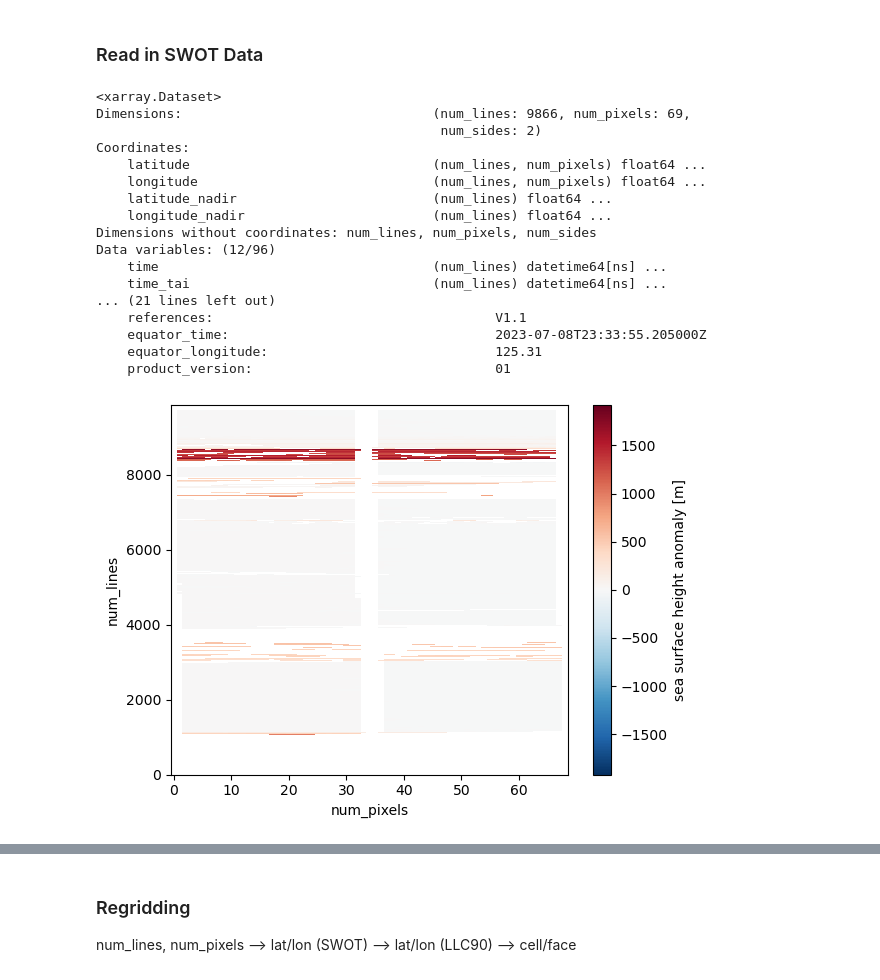
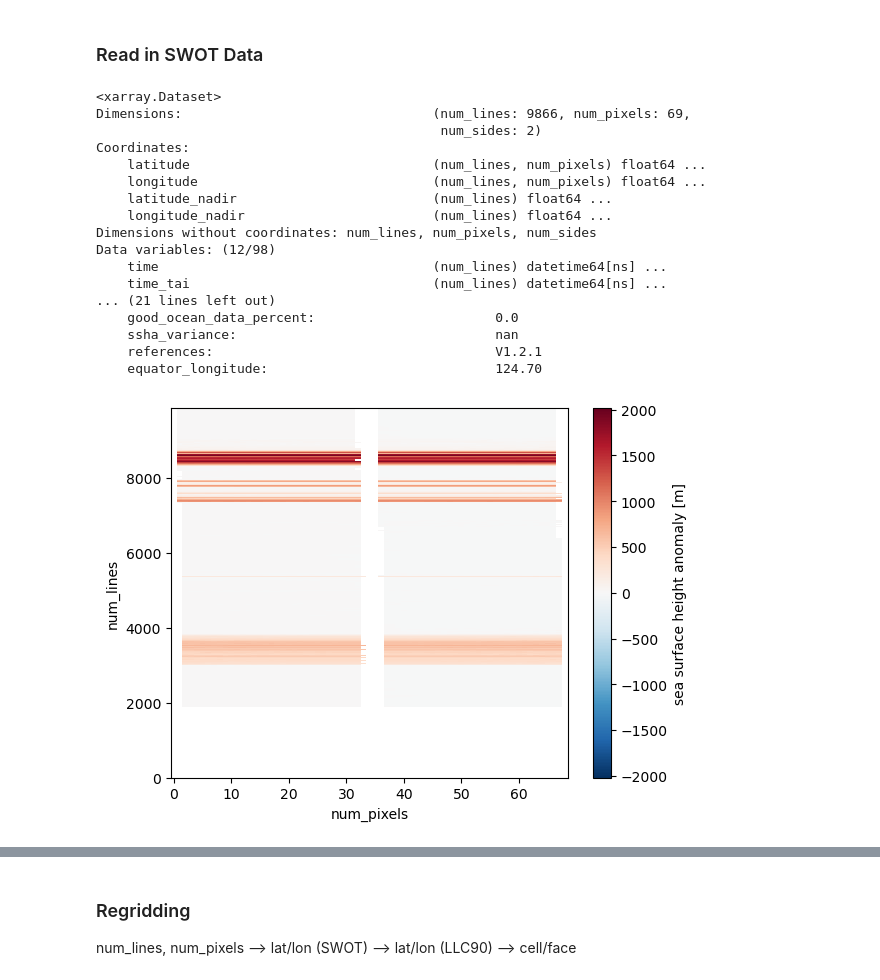
Before and after one commit to shoshanareich/jupyter_notebooks, a Jupyter notebook: swot/swot_regridding.ipynb, the cells around one changed output, grey strips where cells are left out. Cells and saved outputs as stored; diff of their text form; code cells hidden in the pictures.

```diff
--- a/swot/swot_regridding.ipynb
+++ b/swot/swot_regridding.ipynb
@@ -46,34 +46,36 @@ yc=np.fromfile(fb,dtype='>f') # xc, yc in shape 90x1170 = 105,300 x 1
 ### Read in SWOT Data
 # %%
 
-pth = '/home/shoshi/swot/'
+#pth = '/home/shoshi/swot/'
+pth = '/nobackup/sreich/swot/SWOT_L2_LR_SSH_2.0/Expert/'
 #filename = 'SWOT_L2_LR_SSH_Expert_577_019_20230709T212220_20230709T220717_PIB0_01.nc'
-filename = 'SWOT_L2_LR_SSH_Expert_576_021_20230708T231352_20230708T235844_PIB0_01.nc'
+#filename = 'SWOT_L2_LR_SSH_Expert_576_021_20230708T231352_20230708T235844_PIB0_01.nc'
+filename = 'SWOT_L2_LR_SSH_Expert_008_047_20231215T222547_20231215T230720_PIC0_01.nc'
 
 ds_swot1 = xr.open_dataset(pth + filename)
 
 ds_swot1.ssha_karin_2.plot() # ssh karin NaN if over land
 
 ds_swot1
 # %% [output]
 <xarray.Dataset>
 Dimensions:                                (num_lines: 9866, num_pixels: 69,
                                             num_sides: 2)
 Coordinates:
     latitude                               (num_lines, num_pixels) float64 ...
     longitude                              (num_lines, num_pixels) float64 ...
     latitude_nadir                         (num_lines) float64 ...
     longitude_nadir                        (num_lines) float64 ...
 Dimensions without coordinates: num_lines, num_pixels, num_sides
-Data variables: (12/96)
+Data variables: (12/98)
     time                                   (num_lines) datetime64[ns] ...
     time_tai                               (num_lines) datetime64[ns] ...
 ... (21 lines left out)
-    references:                                    V1.1
-    equator_time:                                  2023-07-08T23:33:55.205000Z
-    equator_longitude:                             125.31
-    product_version:                               01
+    good_ocean_data_percent:                       0.0
+    ssha_variance:                                 nan
+    references:                                    V1.2.1
+    equator_longitude:                             124.70
-[figure, old version]
+[figure, new version]
 # %%
 
 # apply corrections
```
Also changed, not shown: parts of 7 cells of this notebook, 8 other files.
